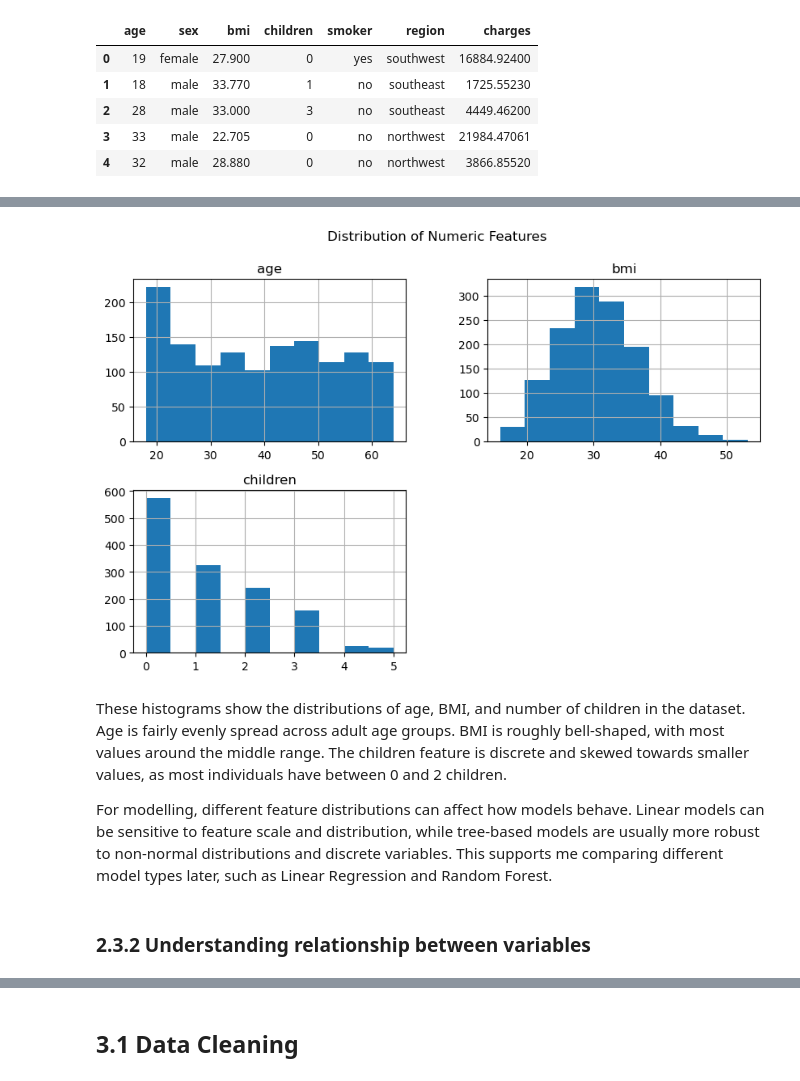
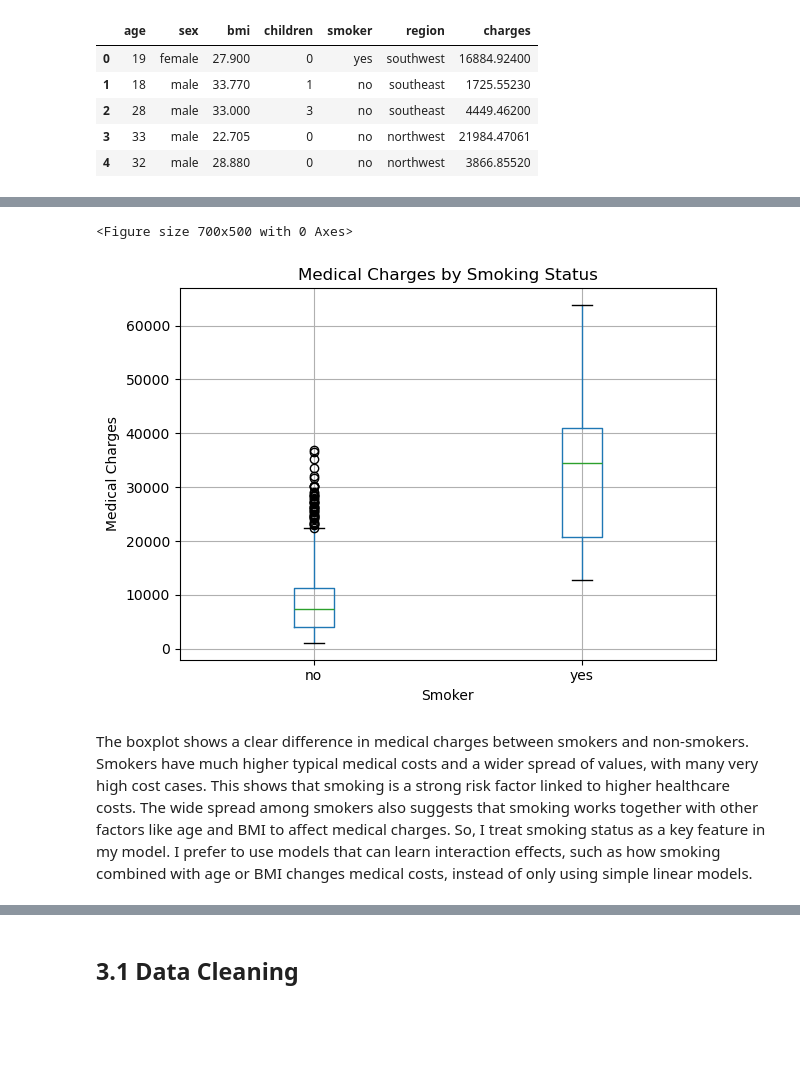
Before and after one commit to shazz-a/mldp-medical-charges, a Jupyter notebook: mldp_submission.ipynb, the cells around one changed output, grey strips where cells are left out. Saved outputs shown, nothing was run; the diff lists cells and outputs as text; code cells hidden in the pictures; blank space fills up the shorter version.

```diff
--- a/mldp_submission.ipynb
+++ b/mldp_submission.ipynb
@@ -122,0 +303,4 @@ For modelling, the wide spread and extreme values of charges suggest that the ta
+# %%
+#REMOVE DUPLICATE ROW
+df = df.drop_duplicates().reset_index(drop=True)
+print("Rows after removing duplicates:", df.shape)
@@ -145,14 +397,15 @@ For modelling, a right-skewed target can cause regression models to focus too mu
 # %%
-## Understanding distribution of features
-num_cols = ['age', 'bmi', 'children']
-df[num_cols].hist(figsize=(10,6))
-plt.suptitle("Distribution of Numeric Features")
+#CHARGES VS SMOKING STATUS
+plt.figure(figsize=(7, 5))
+df.boxplot(column="charges", by="smoker")
+plt.xlabel("Smoker")
+plt.ylabel("Medical Charges")
+plt.title("Medical Charges by Smoking Status")
+plt.suptitle("")
+plt.tight_layout()
 plt.show()
 # %% [output]
+<Figure size 700x500 with 0 Axes>
-[figure, old version]
+[figure, new version]
 # %% [markdown]
-These histograms show the distributions of age, BMI, and number of children in the dataset. Age is fairly evenly spread across adult age groups. BMI is roughly bell-shaped, with most values around the middle range. The children feature is discrete and skewed towards smaller values, as most individuals have between 0 and 2 children.
-
-For modelling, different feature distributions can affect how models behave. Linear models can be sensitive to feature scale and distribution, while tree-based models are usually more robust to non-normal distributions and discrete variables. This supports me comparing different model types later, such as Linear Regression and Random Forest.
+The boxplot shows a clear difference in medical charges between smokers and non-smokers. Smokers have much higher typical medical costs and a wider spread of values, with many very high cost cases. This shows that smoking is a strong risk factor linked to higher healthcare costs. The wide spread among smokers also suggests that smoking works together with other factors like age and BMI to affect medical charges. So, I treat smoking status as a key feature in my model. I prefer to use models that can learn interaction effects, such as how smoking combined with age or BMI changes medical costs, instead of only using simple linear models.
-# %% [markdown]
-### 2.3.2 Understanding relationship between variables
```
Also changed, not shown: parts of 54 cells of this notebook.
